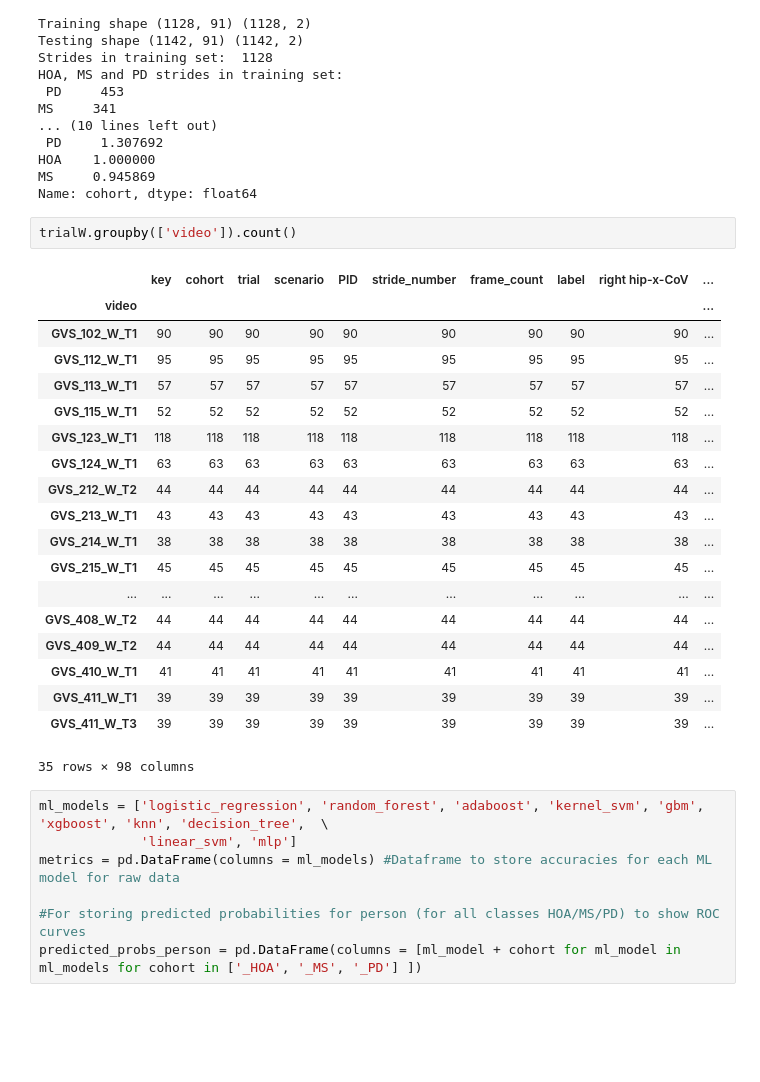
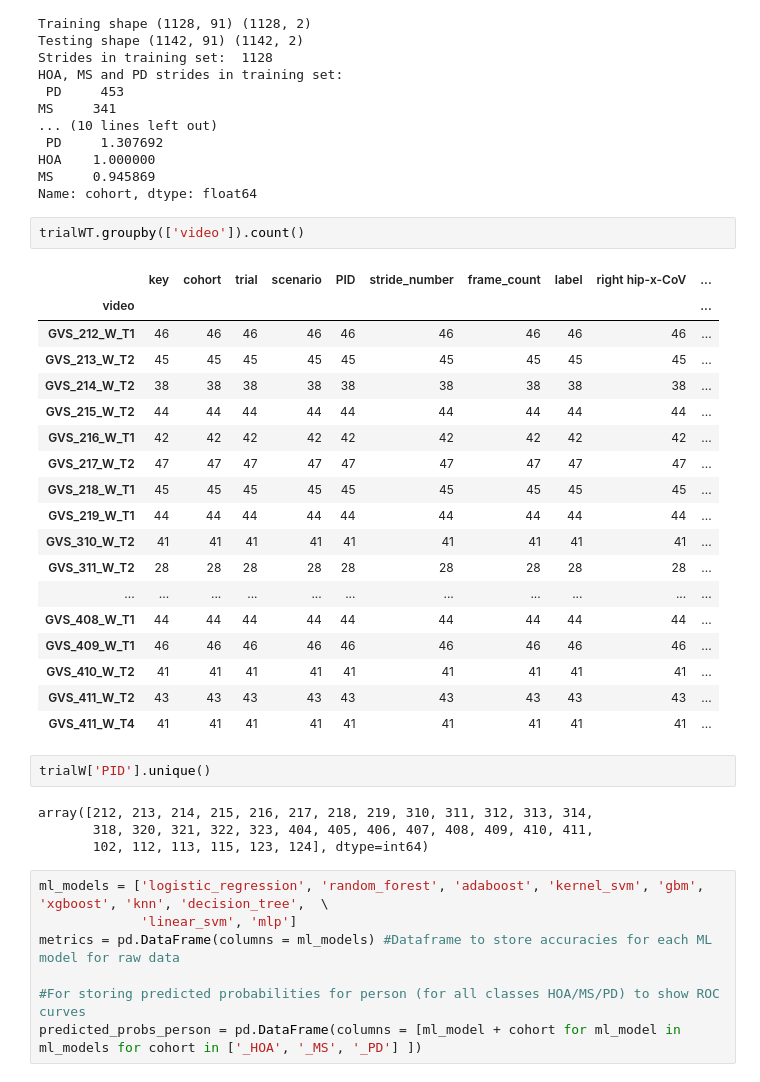
Before and after one commit to kaurrachneet6/Vision-Based-Gait-Analysis-Framework-for-Predicting-Multiple-Sclerosis, a Jupyter notebook: Machine Learning/TaskGeneralize_MLtraditional.ipynb, the cells around one changed output. Drawn from its saved outputs; the diff is of its cells as text; blank space fills up the shorter version.

```diff
--- a/Machine Learning/TaskGeneralize_MLtraditional.ipynb
+++ b/Machine Learning/TaskGeneralize_MLtraditional.ipynb
@@ -443,27 +108,32 @@ HOA    1.000000
 MS     0.945869
 Name: cohort, dtype: float64
 # %%
-trialW.groupby(['video']).count()
+trialWT.groupby(['video']).count()
 # %% [output]
 |  | key | cohort | trial | scenario | PID | stride_number | frame_count | label | right hip-x-CoV | ... |
 | video |  |  |  |  |  |  |  |  |  | ... |
-| GVS_102_W_T1 | 90 | 90 | 90 | 90 | 90 | 90 | 90 | 90 | 90 | ... |
-| GVS_112_W_T1 | 95 | 95 | 95 | 95 | 95 | 95 | 95 | 95 | 95 | ... |
-| GVS_113_W_T1 | 57 | 57 | 57 | 57 | 57 | 57 | 57 | 57 | 57 | ... |
-| GVS_115_W_T1 | 52 | 52 | 52 | 52 | 52 | 52 | 52 | 52 | 52 | ... |
-| GVS_123_W_T1 | 118 | 118 | 118 | 118 | 118 | 118 | 118 | 118 | 118 | ... |
-| GVS_124_W_T1 | 63 | 63 | 63 | 63 | 63 | 63 | 63 | 63 | 63 | ... |
-| GVS_212_W_T2 | 44 | 44 | 44 | 44 | 44 | 44 | 44 | 44 | 44 | ... |
-| GVS_213_W_T1 | 43 | 43 | 43 | 43 | 43 | 43 | 43 | 43 | 43 | ... |
-| GVS_214_W_T1 | 38 | 38 | 38 | 38 | 38 | 38 | 38 | 38 | 38 | ... |
-| GVS_215_W_T1 | 45 | 45 | 45 | 45 | 45 | 45 | 45 | 45 | 45 | ... |
+| GVS_212_W_T1 | 46 | 46 | 46 | 46 | 46 | 46 | 46 | 46 | 46 | ... |
+| GVS_213_W_T2 | 45 | 45 | 45 | 45 | 45 | 45 | 45 | 45 | 45 | ... |
+| GVS_214_W_T2 | 38 | 38 | 38 | 38 | 38 | 38 | 38 | 38 | 38 | ... |
+| GVS_215_W_T2 | 44 | 44 | 44 | 44 | 44 | 44 | 44 | 44 | 44 | ... |
+| GVS_216_W_T1 | 42 | 42 | 42 | 42 | 42 | 42 | 42 | 42 | 42 | ... |
+| GVS_217_W_T2 | 47 | 47 | 47 | 47 | 47 | 47 | 47 | 47 | 47 | ... |
+| GVS_218_W_T1 | 45 | 45 | 45 | 45 | 45 | 45 | 45 | 45 | 45 | ... |
+| GVS_219_W_T1 | 44 | 44 | 44 | 44 | 44 | 44 | 44 | 44 | 44 | ... |
+| GVS_310_W_T2 | 41 | 41 | 41 | 41 | 41 | 41 | 41 | 41 | 41 | ... |
+| GVS_311_W_T2 | 28 | 28 | 28 | 28 | 28 | 28 | 28 | 28 | 28 | ... |
 | ... | ... | ... | ... | ... | ... | ... | ... | ... | ... | ... |
-| GVS_408_W_T2 | 44 | 44 | 44 | 44 | 44 | 44 | 44 | 44 | 44 | ... |
-| GVS_409_W_T2 | 44 | 44 | 44 | 44 | 44 | 44 | 44 | 44 | 44 | ... |
-| GVS_410_W_T1 | 41 | 41 | 41 | 41 | 41 | 41 | 41 | 41 | 41 | ... |
-| GVS_411_W_T1 | 39 | 39 | 39 | 39 | 39 | 39 | 39 | 39 | 39 | ... |
-| GVS_411_W_T3 | 39 | 39 | 39 | 39 | 39 | 39 | 39 | 39 | 39 | ... |
+| GVS_408_W_T1 | 44 | 44 | 44 | 44 | 44 | 44 | 44 | 44 | 44 | ... |
+| GVS_409_W_T1 | 46 | 46 | 46 | 46 | 46 | 46 | 46 | 46 | 46 | ... |
+| GVS_410_W_T2 | 41 | 41 | 41 | 41 | 41 | 41 | 41 | 41 | 41 | ... |
+| GVS_411_W_T2 | 43 | 43 | 43 | 43 | 43 | 43 | 43 | 43 | 43 | ... |
+| GVS_411_W_T4 | 41 | 41 | 41 | 41 | 41 | 41 | 41 | 41 | 41 | ... |
-35 rows × 98 columns
+# %%
+trialW['PID'].unique()
+# %% [output]
+array([212, 213, 214, 215, 216, 217, 218, 219, 310, 311, 312, 313, 314,
+       318, 320, 321, 322, 323, 404, 405, 406, 407, 408, 409, 410, 411,
+       102, 112, 113, 115, 123, 124], dtype=int64)
 # %%
 ml_models = ['logistic_regression', 'random_forest', 'adaboost', 'kernel_svm', 'gbm', 'xgboost', 'knn', 'decision_tree',  \
              'linear_svm', 'mlp']
```
Also changed, not shown: parts of 15 cells of this notebook, 7 other files.
